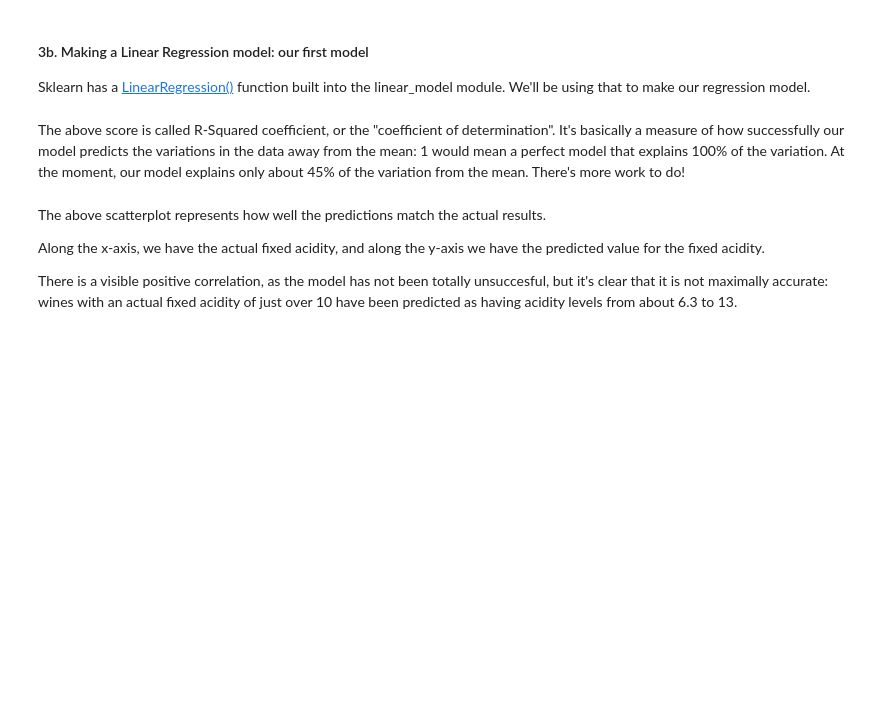
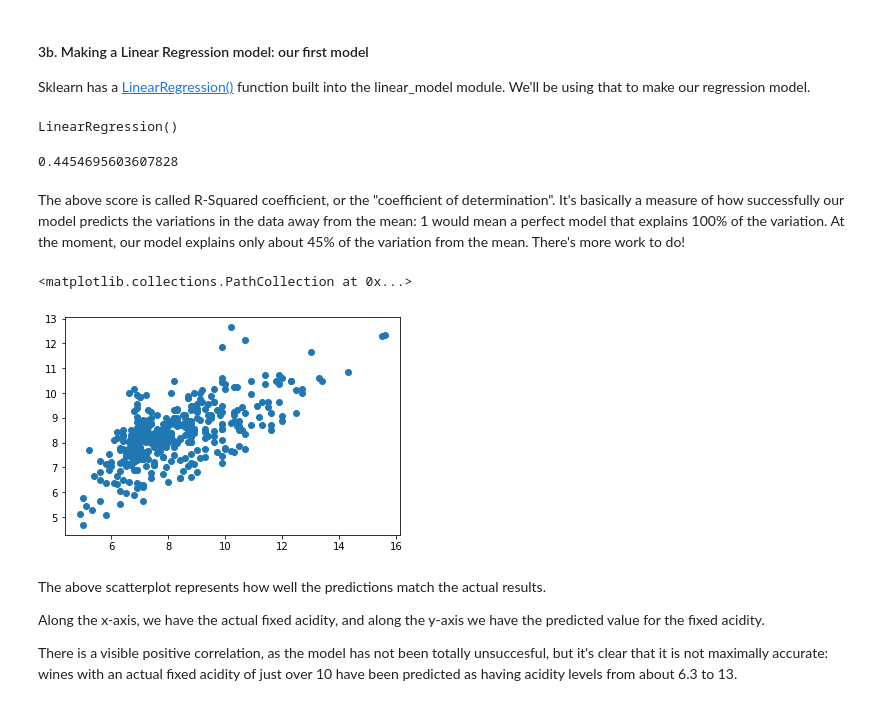
Before and after one commit to Kevin-Kwasnik/master-datasc, a Jupyter notebook: linear-regression/Springboard Regression Case Study - the Red Wine Dataset - Tier 3.ipynb, the cells around one changed output. Drawn from its saved outputs; the diff is of its cells as text; code cells hidden in the pictures; blank space fills up the shorter version.

Commit message:
model created

```diff
--- a/linear-regression/Springboard Regression Case Study - the Red Wine Dataset - Tier 3.ipynb
+++ b/linear-regression/Springboard Regression Case Study - the Red Wine Dataset - Tier 3.ipynb
@@ -259,10 +259,11 @@ To be sure, for our first model, we're only going to focus on two variables: fix
 We'll be using [sklearn](https://scikit-learn.org/stable/modules/generated/sklearn.model_selection.train_test_split.html) here. Don't worry if not all of the syntax makes sense; just follow the rationale for what we're doing.
 # %%
 # Subsetting our data into our dependent and independent variables.
-_ _ _
+x = df[['density']]
+y = df[['fixed.acidity']]
 
 # Split the data. This line uses the sklearn function train_test_split().
 # The test_size parameter means we can train with 75% of the data, and test on 25%.
-_ _ _
+x_train, x_test, y_train, y_test = train_test_split(x, y, train_size= .75, test_size= .25)
 # %%
 # We now want to check the shape of the X train, y_train, X_test and y_test to make sure the proportions are right.
@@ -272,21 +281,28 @@ _ _ _
 Sklearn has a [LinearRegression()](https://scikit-learn.org/stable/modules/generated/sklearn.linear_model.LinearRegression.html) function built into the linear_model module. We'll be using that to make our regression model.
 # %%
 # Create the model: make a variable called rModel, and use it linear_model.LinearRegression appropriately
-_ _ _
+rModel = linear_model.LinearRegression()
 # %%
 # We now want to train the model on our test data.
-_ _ _
+rModel.fit(x_train,y_train)
+# %% [output]
+LinearRegression()
 # %%
 # Evaluate the model
-_ _ _
+rModel.score(x_train,y_train)
+# %% [output]
+0.4454695603607828
 # %% [markdown]
 The above score is called R-Squared coefficient, or the "coefficient of determination". It's basically a measure of how successfully our model predicts the variations in the data away from the mean: 1 would mean a perfect model that explains 100% of the variation. At the moment, our model explains only about 45% of the variation from the mean. There's more work to do!
 # %%
 # Use the model to make predictions about our test data
-_ _ _
+prediction = rModel.predict(x_test)
 # %%
 # Let's plot the predictions against the actual result. Use scatter()
-_ _ _
+plt.scatter(y_test, prediction)
+# %% [output]
+<matplotlib.collections.PathCollection at 0x...>
+[figure, added]
 # %% [markdown]
 The above scatterplot represents how well the predictions match the actual results.
 
```
Also changed, not shown: parts of 2 cells of this notebook.
